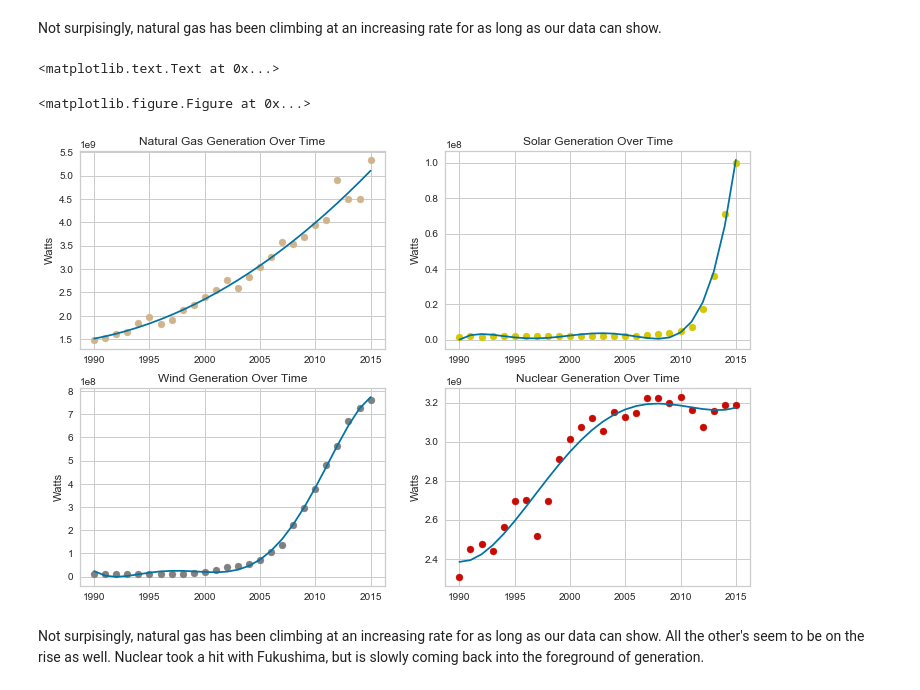
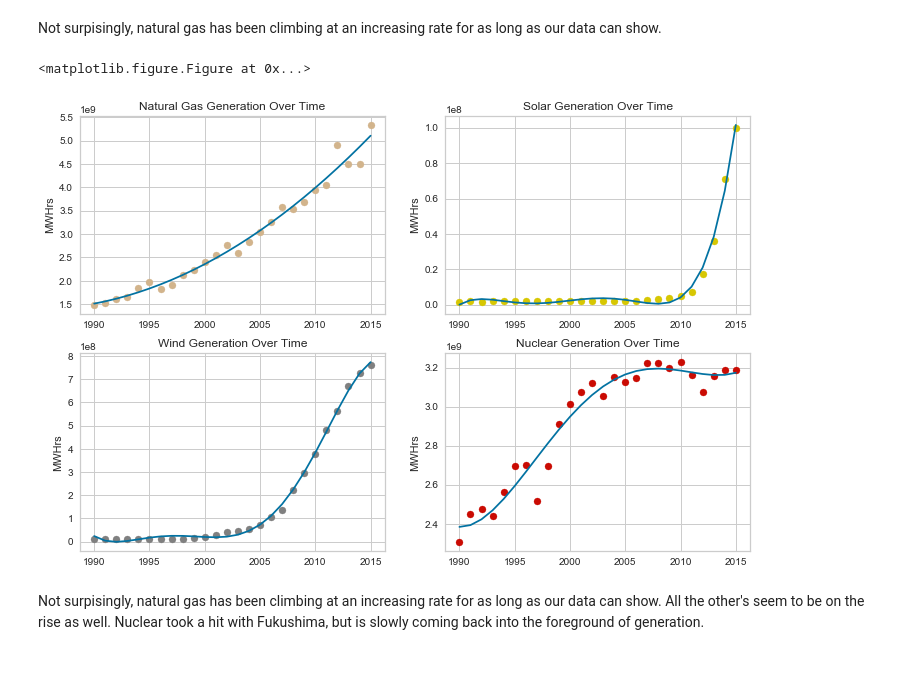
Before and after one commit to JackNDwyer/Capstone, a Jupyter notebook: Capstone_Analysis.ipynb, the cells around one changed output. Cells and saved outputs as stored; diff of their text form; code cells hidden in the pictures.

```diff
--- a/Capstone_Analysis.ipynb
+++ b/Capstone_Analysis.ipynb
@@ -731,40 +713,40 @@ plt.subplot(2,2,1)
 plt.scatter(inp.year, inp['Natural Gas'], label = 'data', c = 'tan')
 plt.plot(inp.year, yfitcoal, label = 'fit', linestyle = '-')
 plt.title('Natural Gas Generation Over Time')
-plt.ylabel('Watts')
+plt.ylabel('MWHrs')
 
 
 #Plottinh Solar
 p,res,_,_,_ = np.polyfit(inp.year, inp['Solar Thermal and Photovoltaic'], deg = 5, full=True)
 yfitcoal = np.polyval(p,inp.year)
 plt.subplot(2,2,2)
 plt.scatter(inp.year, inp['Solar Thermal and Photovoltaic'], label = 'data',c = 'y')
 plt.plot(inp.year, yfitcoal, label = 'fit')
 plt.title('Solar Generation Over Time')
-plt.ylabel('Watts')
+plt.ylabel('MWHrs')
 
 
 #Plotting Wind
 p,res,_,_,_ = np.polyfit(inp.year, inp['Wind'], deg = 5, full=True)
 yfitcoal = np.polyval(p,inp.year)
 plt.subplot(2,2,3)
 plt.scatter(inp.year, inp['Wind'], label = 'data', c = 'gray')
 plt.plot(inp.year, yfitcoal, label = 'fit')
 plt.title('Wind Generation Over Time')
-plt.ylabel('Watts')
+plt.ylabel('MWHrs')
 
 
 #Plotting Nuclear
 p,res,_,_,_ = np.polyfit(inp.year, inp['Nuclear'], deg = 4, full=True)
 yfitcoal = np.polyval(p,inp.year)
 plt.subplot(2,2,4)
 plt.scatter(inp.year, inp['Nuclear'], label = 'data', c = 'r')
 plt.plot(inp.year, yfitcoal, label = 'fit')
 plt.title('Nuclear Generation Over Time')
-plt.ylabel('Watts')
+plt.ylabel('MWHrs')
+plt.savefig('plots', transparent = True)
 # %% [output]
-<matplotlib.text.Text at 0x...>
+<matplotlib.figure.Figure at 0x...>
-<matplotlib.figure.Figure at 0x...>
-[figure, old version]
+[figure, new version]
 # %% [markdown]
 Not surpisingly, natural gas has been climbing at an increasing rate for as long as our data can show. All the other's seem to be on the rise as well. Nuclear took a hit with Fukushima, but is slowly coming back into the foreground of generation.
```
Also changed, not shown: parts of 5 cells of this notebook.
